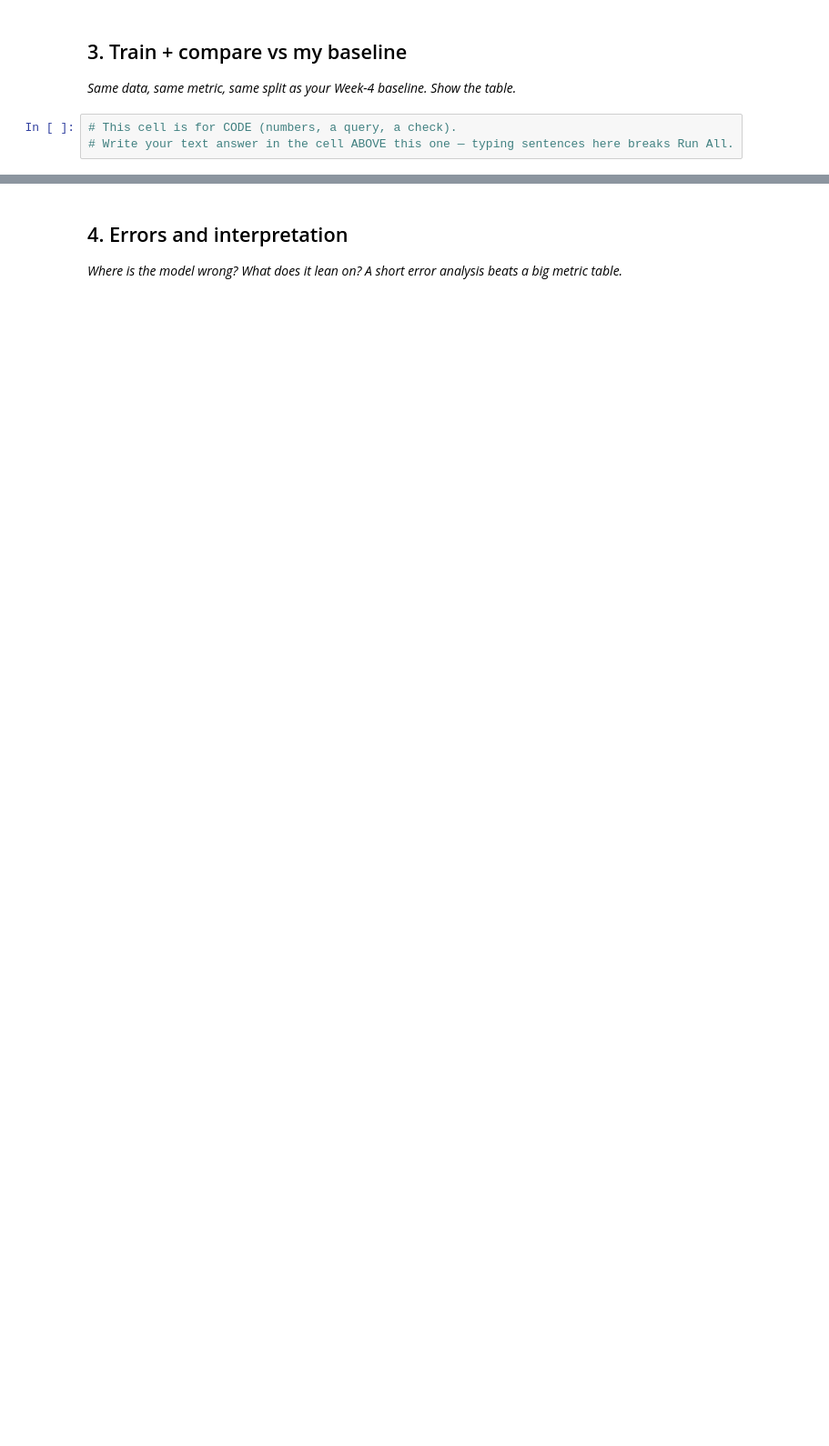
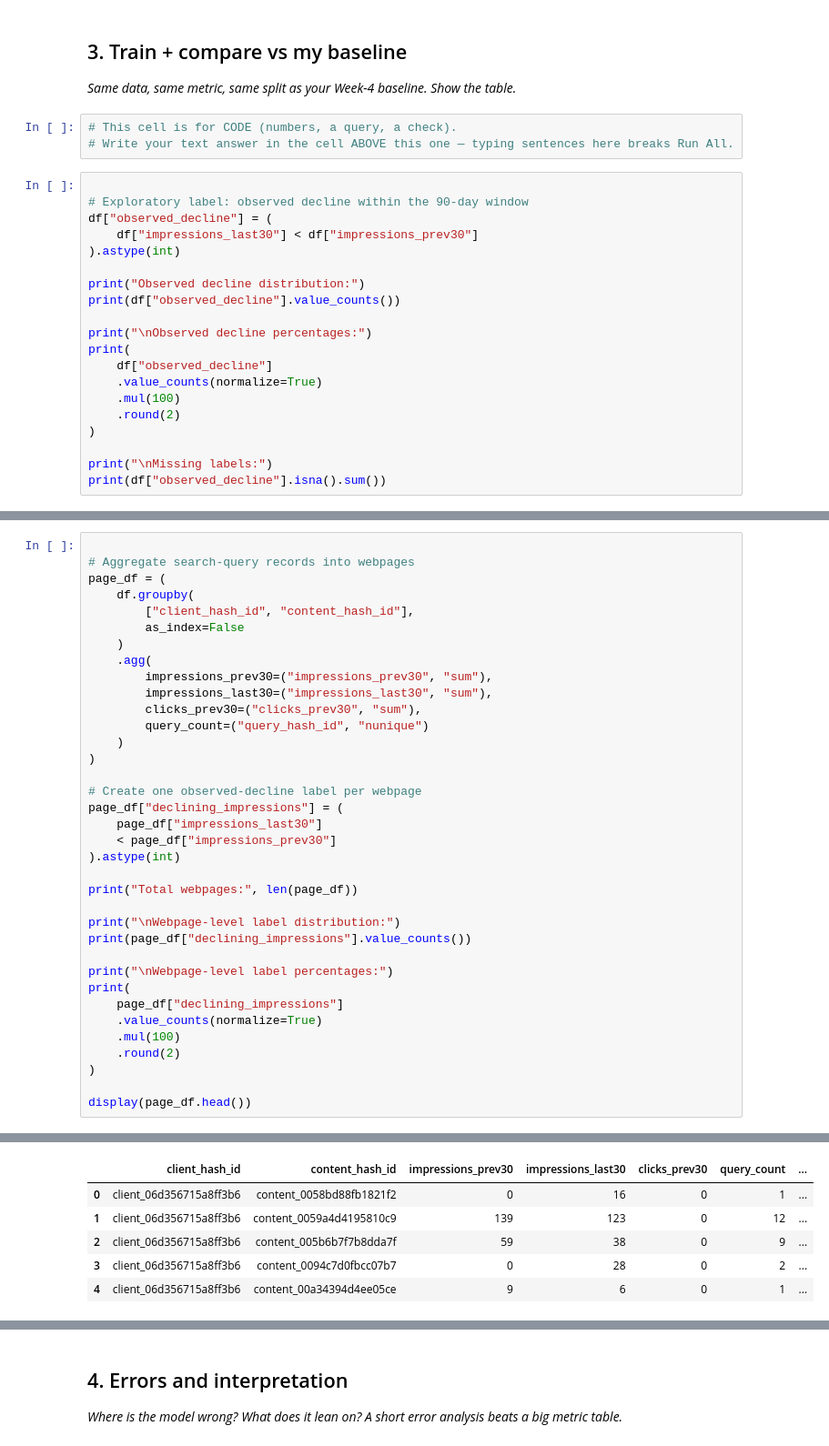
Before and after one commit to barak-hub/flyrank-ml-internship, a Jupyter notebook: work/notebooks/w05_model.ipynb, the cells around one changed output, grey strips where cells are left out. Shown at 91% size. Saved outputs shown, nothing was run; the diff lists cells and outputs as text; blank space fills up the shorter version.

```diff
--- a/work/notebooks/w05_model.ipynb
+++ b/work/notebooks/w05_model.ipynb
@@ -27,3 +157,23 @@ This skeleton is yours to fill. Work the sections **in order** — each one has
 # %%
 # This cell is for CODE (numbers, a query, a check).
 # Write your text answer in the cell ABOVE this one — typing sentences here breaks Run All.
+# %%
+
+# Exploratory label: observed decline within the 90-day window
+df["observed_decline"] = (
+    df["impressions_last30"] < df["impressions_prev30"]
+).astype(int)
+
+print("Observed decline distribution:")
+print(df["observed_decline"].value_counts())
+
+print("\nObserved decline percentages:")
+print(
+    df["observed_decline"]
+    .value_counts(normalize=True)
+    .mul(100)
+    .round(2)
+)
+
+print("\nMissing labels:")
+print(df["observed_decline"].isna().sum())
@@ -29,0 +219,37 @@ This skeleton is yours to fill. Work the sections **in order** — each one has
+# %%
+
+# Aggregate search-query records into webpages
+page_df = (
+    df.groupby(
+        ["client_hash_id", "content_hash_id"],
+        as_index=False
+    )
+    .agg(
+        impressions_prev30=("impressions_prev30", "sum"),
+        impressions_last30=("impressions_last30", "sum"),
+        clicks_prev30=("clicks_prev30", "sum"),
+        query_count=("query_hash_id", "nunique")
+    )
+)
+
+# Create one observed-decline label per webpage
+page_df["declining_impressions"] = (
+    page_df["impressions_last30"]
+    < page_df["impressions_prev30"]
+).astype(int)
+
+print("Total webpages:", len(page_df))
+
+print("\nWebpage-level label distribution:")
+print(page_df["declining_impressions"].value_counts())
+
+print("\nWebpage-level label percentages:")
+print(
+    page_df["declining_impressions"]
+    .value_counts(normalize=True)
+    .mul(100)
+    .round(2)
+)
+
+display(page_df.head())
+# %% [output]
@@ -29,0 +269,6 @@ This skeleton is yours to fill. Work the sections **in order** — each one has
+|  | client_hash_id | content_hash_id | impressions_prev30 | impressions_last30 | clicks_prev30 | query_count | ... |
+| 0 | client_06d356715a8ff3b6 | content_0058bd88fb1821f2 | 0 | 16 | 0 | 1 | ... |
+| 1 | client_06d356715a8ff3b6 | content_0059a4d4195810c9 | 139 | 123 | 0 | 12 | ... |
+| 2 | client_06d356715a8ff3b6 | content_005b6b7f7b8dda7f | 59 | 38 | 0 | 9 | ... |
+| 3 | client_06d356715a8ff3b6 | content_0094c7d0fbcc07b7 | 0 | 28 | 0 | 2 | ... |
+| 4 | client_06d356715a8ff3b6 | content_00a34394d4ee05ce | 9 | 6 | 0 | 1 | ... |
```
Also changed, not shown: parts of 17 cells of this notebook.
